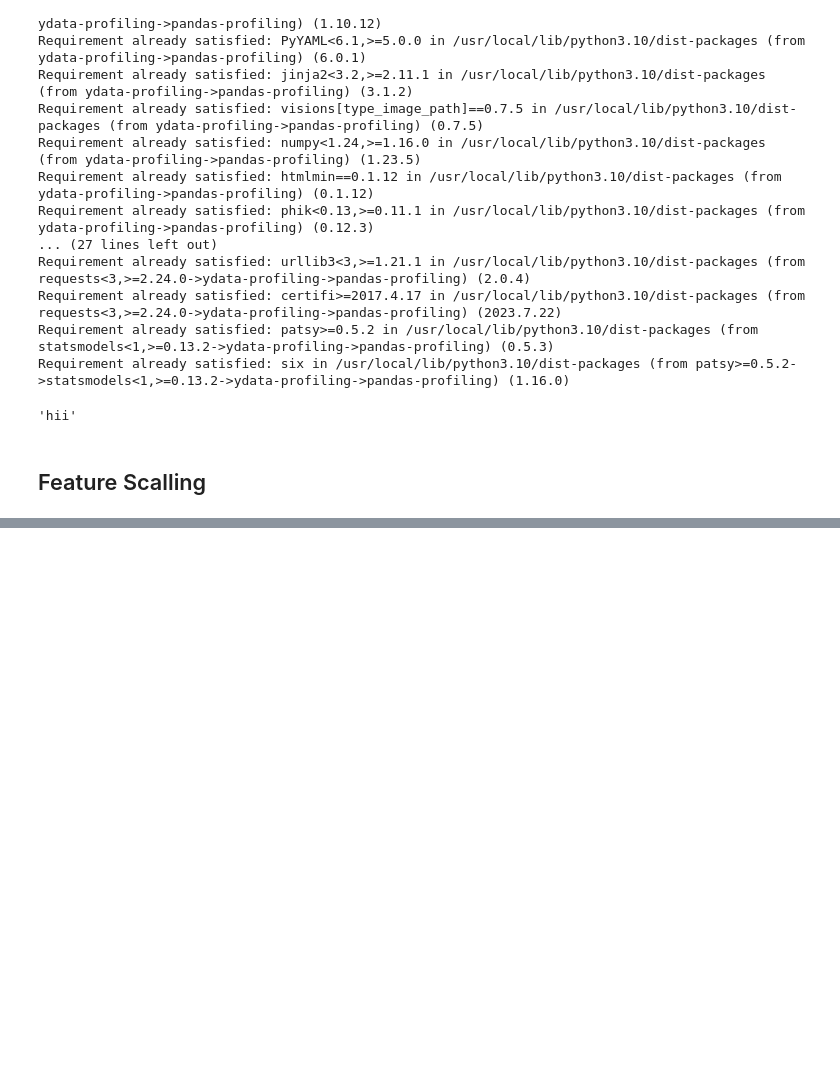
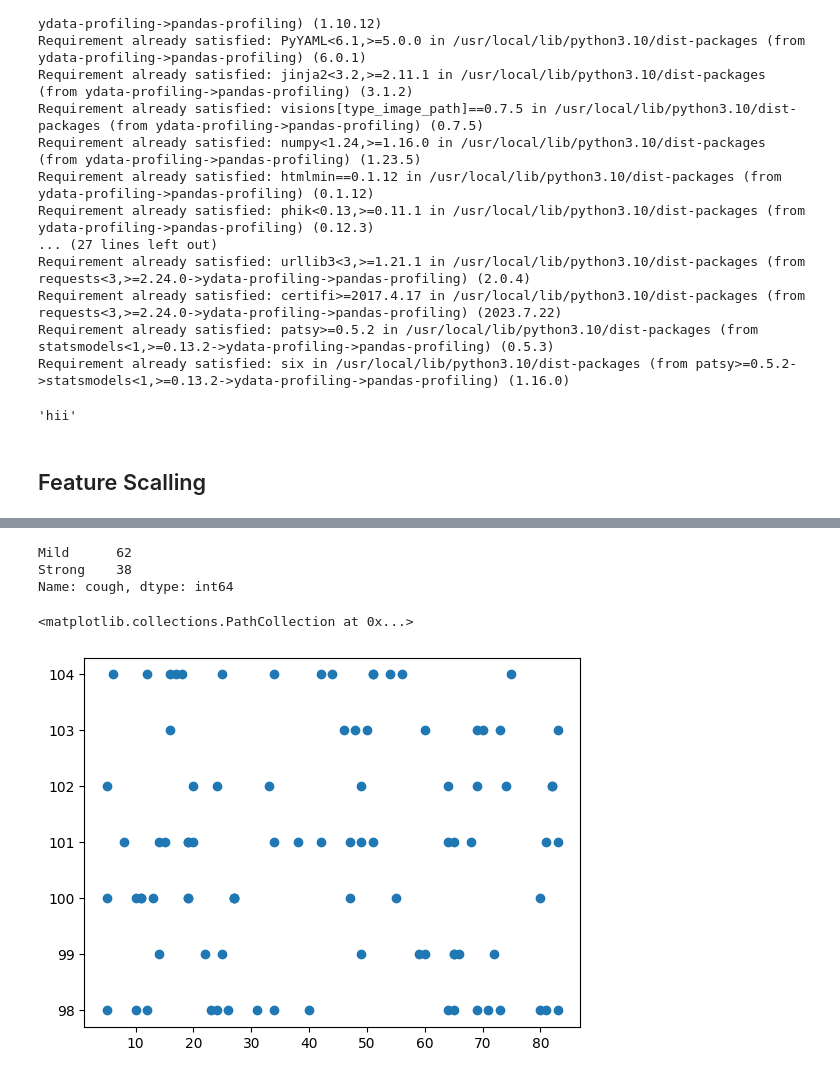
Before and after one commit to kumar11jr/Machine_learning, a Jupyter notebook: ml.ipynb, the cells around one changed output, grey strips where cells are left out. Drawn from its saved outputs; the diff is of its cells as text; code cells hidden in the pictures; blank space fills up the shorter version.

```diff
--- a/ml.ipynb
+++ b/ml.ipynb
@@ -377,0 +387,2 @@ prof.to_file(output_file="output.html")
+# %%
+df4 = pd.read_csv("/content/covid_toy.csv")
@@ -377,0 +398,6 @@ prof.to_file(output_file="output.html")
+# %%
+df4['cough'].value_counts()
+# %% [output]
+Mild      62
+Strong    38
+Name: cough, dtype: int64
@@ -377,0 +406,5 @@ prof.to_file(output_file="output.html")
+# %%
+plt.scatter(df4.age,df4.fever)
+# %% [output]
+<matplotlib.collections.PathCollection at 0x...>
+[figure, added]
```
Also changed, not shown: parts of 12 cells of this notebook.
